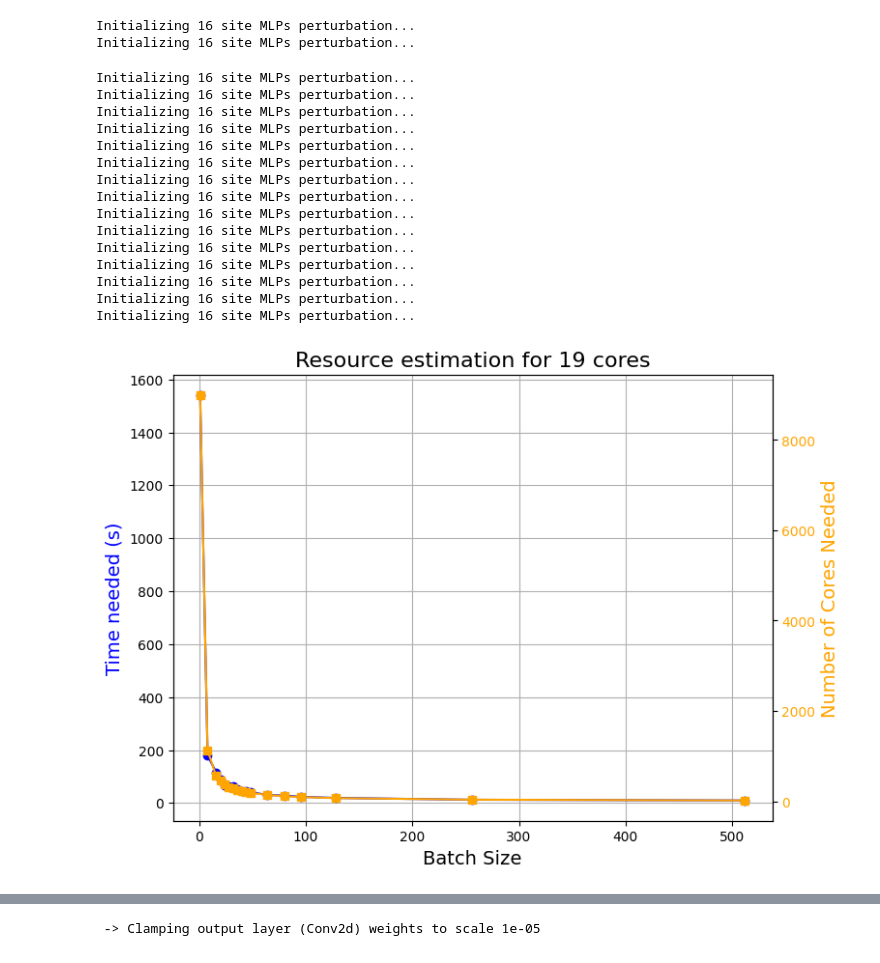
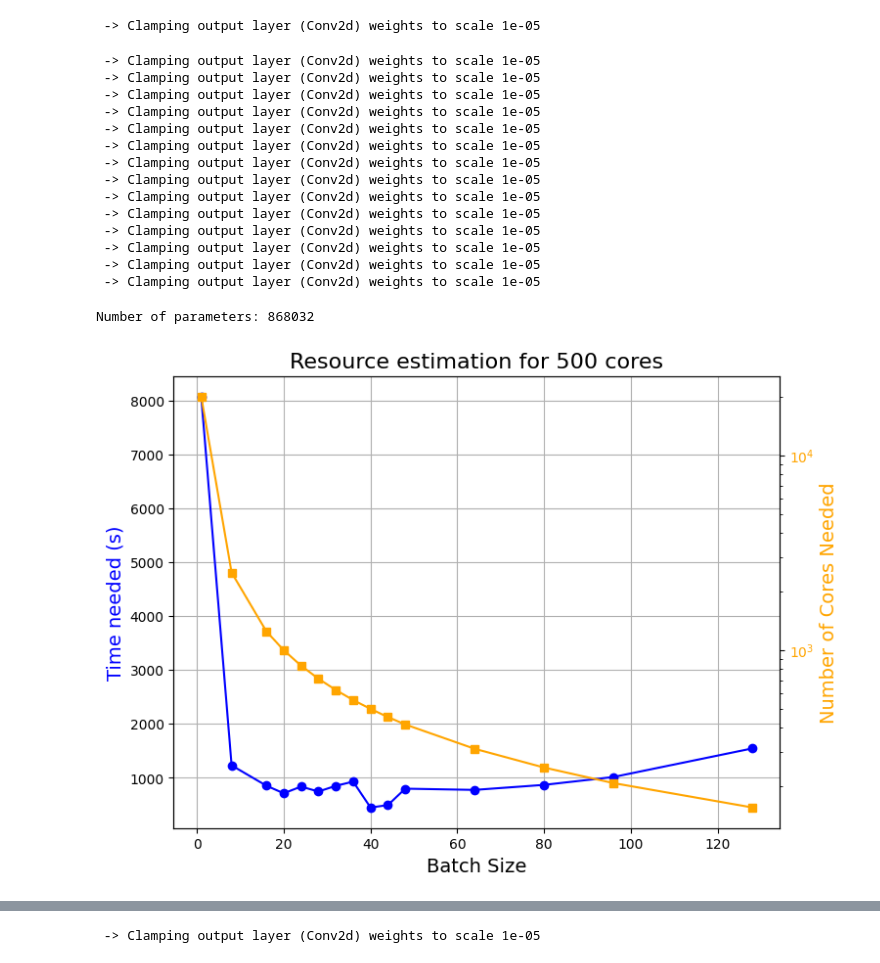
Before and after one commit to sjdu10/vmc_torch, a Jupyter notebook: vmc_torch/experiment/vmap/_TEST_model.ipynb, the cells around one changed output, grey strips where cells are left out. Drawn from its saved outputs; the diff is of its cells as text; code cells hidden in the pictures.

Commit message:
update model name

```diff
--- a/vmc_torch/experiment/vmap/_TEST_model.ipynb
+++ b/vmc_torch/experiment/vmap/_TEST_model.ipynb
@@ -65,7 +65,7 @@ H = spinful_Fermi_Hubbard_square_lattice_torch(
 # %%
 # Prepare initial samples
 # batchsize per rank
-B_list = [1, 8, 16, 20, 24, 28, 32, 36, 40, 44, 48,  64, 80,  96, 128, 256, 512]
+B_list = [1, 8, 16, 20, 24, 28, 32, 36, 40, 44, 48,  64, 80,  96, 128]
 time_list = []
 grad_time_list = []
 
@@ -74,26 +74,26 @@ for B in B_list:
     for _ in range(B):
         fxs.append(random_initial_config(N_f, nsites))
     fxs = torch.stack(fxs, dim=0)
-    # model = Transformer_fPEPS_Model_batchedAttn(
+    model = Transformer_fPEPS_Model_Conv2d(
+        tn=peps,
+        max_bond=D,
+        nn_eta=1,
+        nn_hidden_dim=peps.nsites,
+        embed_dim=16,
+        attn_heads=4,
+        dtype=torch.float64,
+    )
+    # model = Transformer_fPEPS_Model_GlobalMLP(
     #     tn=peps,
-    #     max_bond=D,
-    #     nn_eta=1,
-    #     nn_hidden_dim=peps.nsites,
+    #     max_bond=-1,
     #     embed_dim=16,
     #     attn_heads=4,
+    #     attn_depth=1,
+    #     nn_hidden_dim=2*peps.nsites,
+    #     nn_eta=1,
+    #     init_perturbation_scale=1e-3,
     #     dtype=torch.float64,
     # )
-    model = Transformer_fPEPS_Model_GlobalMLP(
-        tn=peps,
-        max_bond=-1,
-        embed_dim=16,
-        attn_heads=4,
-        attn_depth=1,
-        nn_hidden_dim=2*peps.nsites,
-        nn_eta=1,
-        init_perturbation_scale=1e-3,
-        dtype=torch.float64,
-    )
     # model = fPEPS_Model(
     #     tn=peps,
     #     max_bond=D,
@@ -109,62 +109,66 @@ for B in B_list:
     time_list.append((t1-t0))
     grad_time_list.append((t2-t1))
 # %% [output]
-Initializing 16 site MLPs perturbation...
-Initializing 16 site MLPs perturbation...
+ -> Clamping output layer (Conv2d) weights to scale 1e-05
-Initializing 16 site MLPs perturbation...
-Initializing 16 site MLPs perturbation...
-Initializing 16 site MLPs perturbation...
-Initializing 16 site MLPs perturbation...
-Initializing 16 site MLPs perturbation...
-Initializing 16 site MLPs perturbation...
-Initializing 16 site MLPs perturbation...
-Initializing 16 site MLPs perturbation...
-Initializing 16 site MLPs perturbation...
-Initializing 16 site MLPs perturbation...
-Initializing 16 site MLPs perturbation...
-Initializing 16 site MLPs perturbation...
-Initializing 16 site MLPs perturbation...
-Initializing 16 site MLPs perturbation...
-Initializing 16 site MLPs perturbation...
+ -> Clamping output layer (Conv2d) weights to scale 1e-05
+ -> Clamping output layer (Conv2d) weights to scale 1e-05
+ -> Clamping output layer (Conv2d) weights to scale 1e-05
+ -> Clamping output layer (Conv2d) weights to scale 1e-05
+ -> Clamping output layer (Conv2d) weights to scale 1e-05
+ -> Clamping output layer (Conv2d) weights to scale 1e-05
+ -> Clamping output layer (Conv2d) weights to scale 1e-05
+ -> Clamping output layer (Conv2d) weights to scale 1e-05
+ -> Clamping output layer (Conv2d) weights to scale 1e-05
+ -> Clamping output layer (Conv2d) weights to scale 1e-05
+ -> Clamping output layer (Conv2d) weights to scale 1e-05
+ -> Clamping output layer (Conv2d) weights to scale 1e-05
+ -> Clamping output layer (Conv2d) weights to scale 1e-05
+ -> Clamping output layer (Conv2d) weights to scale 1e-05
+# %%
+n_prams = sum(p.numel() for p in model.parameters())
+print(f'Number of parameters: {n_prams}')
+# %% [output]
+Number of parameters: 868032
 # %%
 # assuming we have 1000 cores fixed, calculate time needed to get 20000 samples for each batch size
 # and plot
 # note that each core needs to at least run 1 MC step, so there is a minimum time per batch size - increasing batch size does not unlimitedly reduce time
-fixed_cores = 19
+fixed_cores = 500
 # asume we need 20000 samples in total
-sample_size = 9000
+sample_size = 20000
 # calculate how much cores we need for each batch size, assuming doing only 1 step of MC sampling
 num_cores_list = [sample_size // B for B in B_list]
 
 samples_per_core = sample_size // fixed_cores
 adjusted_time_list = []
 mc_steps_needed_list = []
 for i, B in enumerate(B_list):
     mc_steps_needed = (samples_per_core + B - 1) // B  # ceiling division
     mc_steps_needed_list.append(mc_steps_needed)
     adjusted_time = time_list[i] * mc_steps_needed * 4 * nsites + grad_time_list[i] * mc_steps_needed
     adjusted_time_list.append(adjusted_time*2)
 actual_samples_per_core = [B*((sample_size // fixed_cores + B - 1) // B) for B in B_list]
 actual_total_samples = [(sample_size // B + 1) * B for B in B_list]
 
 # plot
 import matplotlib.pyplot as plt
 fig, ax = plt.subplots(figsize=(8,6))
 ax.plot(B_list, adjusted_time_list, marker='o', color='blue')
 ax.set_xlabel('Batch Size', fontsize=14)
 ax.set_ylabel('Time needed (s)', fontsize=14, color='blue')
 ax.set_title(f'Resource estimation for {fixed_cores} cores', fontsize=16)
 ax.grid(True)
 # plot number of cores on right y axis
 ax2 = ax.twinx()
 ax2.plot(B_list, num_cores_list, color='orange', marker='s')
 ax2.set_ylabel('Number of Cores Needed', color='orange', fontsize=14)
 ax2.tick_params(axis='y', labelcolor='orange')
+ax2.set_yscale('log')
 
 # plt.xticks(B_list)
 plt.savefig(f'./data/fPEPS_Transformer_batchsize_vs_time_{Lx}x{Ly}_D={D}_chi={model.chi}.png', dpi=300)
 # %% [output]
-[figure, old version]
+[figure, new version]
 # %%
 # Define column widths
 w1, w2, w3, w4, w5 = 6, 25, 18, 20, 15
```
Also changed, not shown: parts of 2 cells of this notebook, 3 other files.
